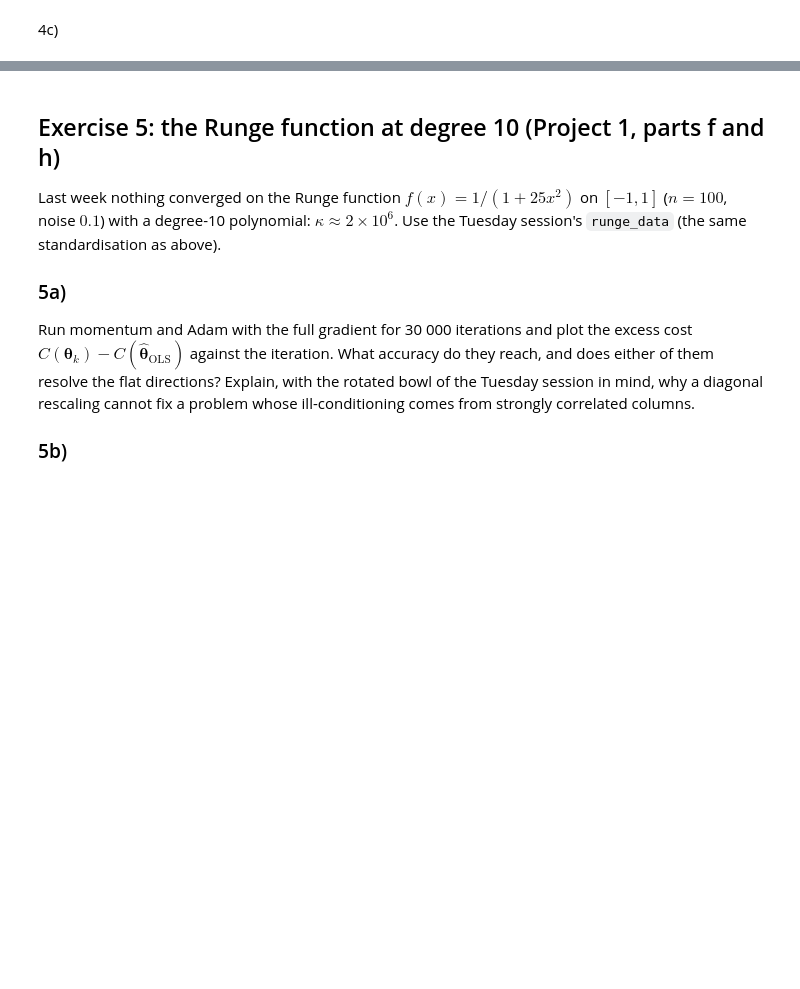
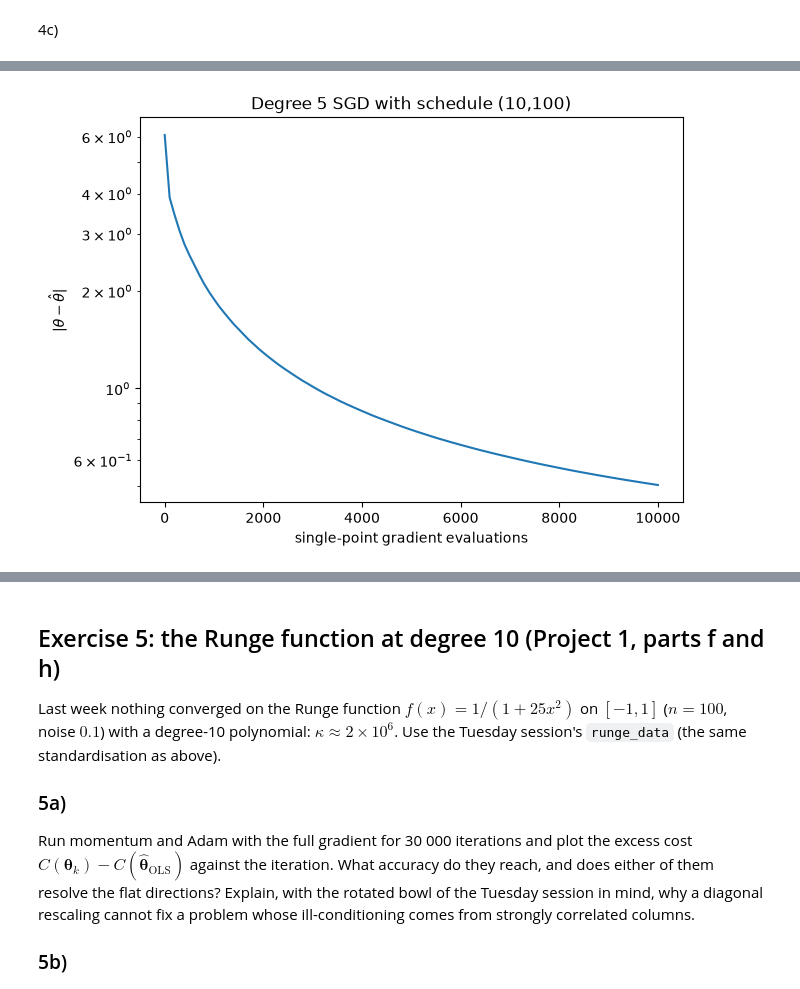
Before and after one commit to viktokr/FYS_STK4155-ukesoppgaver, a Jupyter notebook: exercisesweek38.ipynb, the cells around one changed output, grey strips where cells are left out. Cells and saved outputs as stored; diff of their text form; code cells hidden in the pictures; blank space fills up the shorter version.

```diff
--- a/exercisesweek38.ipynb
+++ b/exercisesweek38.ipynb
@@ -625,0 +684,15 @@ plt.show()
+# %%
+history_sgd_d5_improved = sgd(X5, y5, method="plain", n_epochs=100, batch_size=5, schedule=(10, 100))
+dist_d5_improved = np.linalg.norm(history_sgd_d5_improved - theta_hat5, axis=1)
+
+x_schedule_d5_improved = np.arange(len(history_sgd_d5_improved)) * n
+
+plt.figure(figsize=(7,5))
+plt.plot(x_schedule_d5_improved,dist_d5_improved)
+plt.yscale("log")
+plt.xlabel("single-point gradient evaluations")
+plt.ylabel(r"$|\theta-\hat{\theta}|$")
+plt.title("Degree 5 SGD with schedule (10,100)")
+plt.show()
+# %% [output]
+[figure, added]
```
Also changed, not shown: parts of 15 cells of this notebook.
